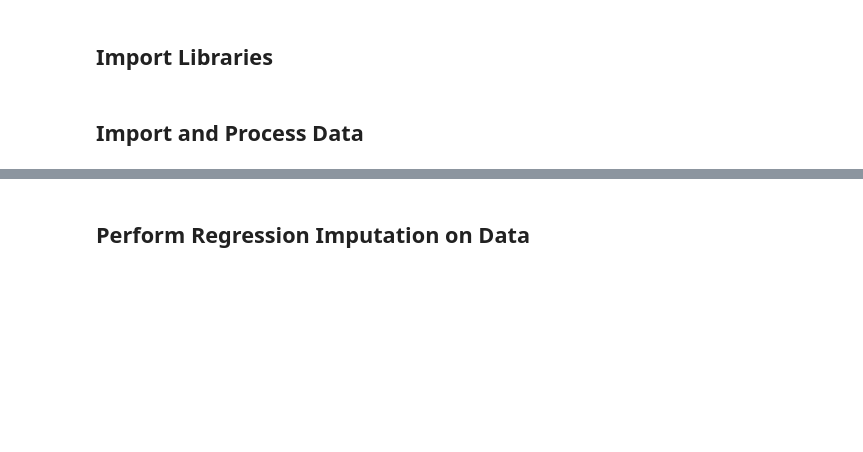
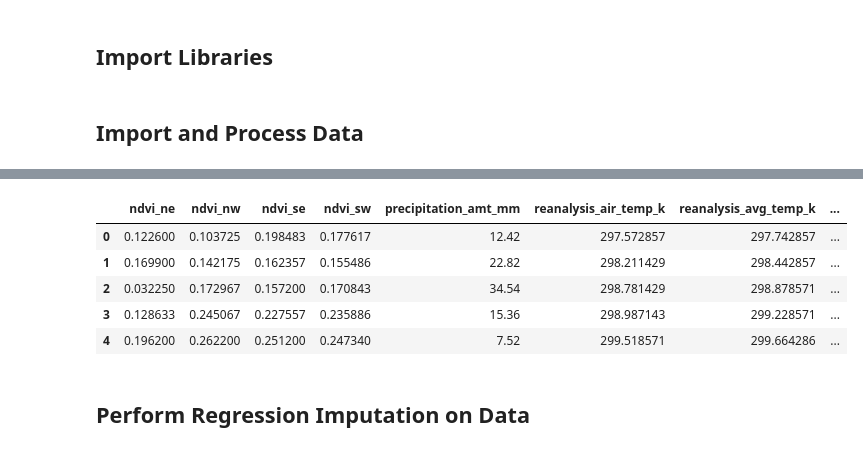
Before and after one commit to dineshjagai/CIS-520-Final-Project, a Jupyter notebook: FinalProject.ipynb, the cells around one changed output, grey strips where cells are left out. Drawn from its saved outputs; the diff is of its cells as text; code cells hidden in the pictures; blank space fills up the shorter version.

```diff
--- a/FinalProject.ipynb
+++ b/FinalProject.ipynb
@@ -63,32 +71,45 @@ data_train_sj.head()
 # %%
+y_train_sj = data_train_sj['total_cases']
 X_train_sj = data_train_sj.drop(['total_cases', 'week_start_date', 'year', 'weekofyear'], axis=1)
-y_train_sj = data_train_sj['total_cases']
-
+#print(list(X_train_sj.columns.values.tolist()))
+#print(type(X_train_sj.get_value(7, 'reanalysis_avg_temp_k')))
 X_train_sj_np = X_train_sj.to_numpy()
+# for x in range(len(X_train_sj_np)):
+#     for y in range(len(X_train_sj_np[0])):
+#         print("x: ", x)
+#         print("y: ", y)
+#         print(type(X_train_sj_np[x, y]))
 y_train_sj_np = y_train_sj.to_numpy()
 y_train_sj_np = np.reshape(y_train_sj_np, (len(y_train_sj_np), 1))
 
+y_train_iq = data_train_iq['total_cases']
 X_train_iq = data_train_iq.drop(['total_cases', 'week_start_date', 'year', 'weekofyear'], axis=1)
-y_train_iq = data_train_iq['total_cases']
 
 X_train_iq_np = X_train_iq.to_numpy()
 y_train_iq_np = y_train_iq.to_numpy()
 y_train_iq_np = np.reshape(y_train_iq_np, (len(y_train_iq_np), 1))
 
 ########################################################################
 
 X_train_missing_sj = data_train_missing_sj.drop(['total_cases', 'week_start_date', 'year', 'weekofyear'], axis=1)
 
 X_train_missing_sj_np = X_train_missing_sj.to_numpy()
 
 X_train_missing_iq = data_train_missing_iq.drop(['total_cases', 'week_start_date', 'year', 'weekofyear'], axis=1)
 
 X_train_missing_iq_np = X_train_missing_iq.to_numpy()
 #X_train_sj.info()
-
+X_train_sj.head()
 # print(X_train_iq_np.shape)
 # print(y_train_iq_np.shape)
 # print(X_train_missing_iq_np.shape)
+# %% [output]
+|  | ndvi_ne | ndvi_nw | ndvi_se | ndvi_sw | precipitation_amt_mm | reanalysis_air_temp_k | reanalysis_avg_temp_k | ... |
+| 0 | 0.122600 | 0.103725 | 0.198483 | 0.177617 | 12.42 | 297.572857 | 297.742857 | ... |
+| 1 | 0.169900 | 0.142175 | 0.162357 | 0.155486 | 22.82 | 298.211429 | 298.442857 | ... |
+| 2 | 0.032250 | 0.172967 | 0.157200 | 0.170843 | 34.54 | 298.781429 | 298.878571 | ... |
+| 3 | 0.128633 | 0.245067 | 0.227557 | 0.235886 | 15.36 | 298.987143 | 299.228571 | ... |
+| 4 | 0.196200 | 0.262200 | 0.251200 | 0.247340 | 7.52 | 299.518571 | 299.664286 | ... |
 # %% [markdown]
 ## Perform Regression Imputation on Data
 # %%
```
Also changed, not shown: parts of 3 cells of this notebook, 9 other files.
